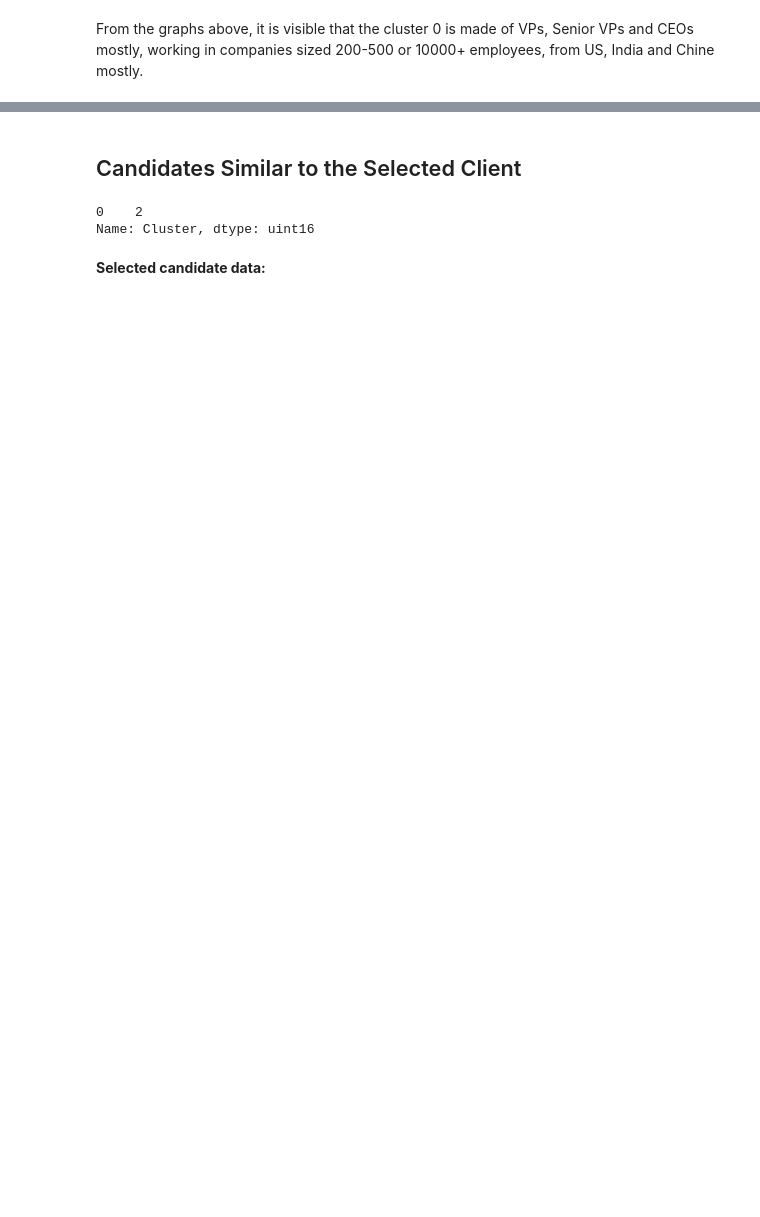
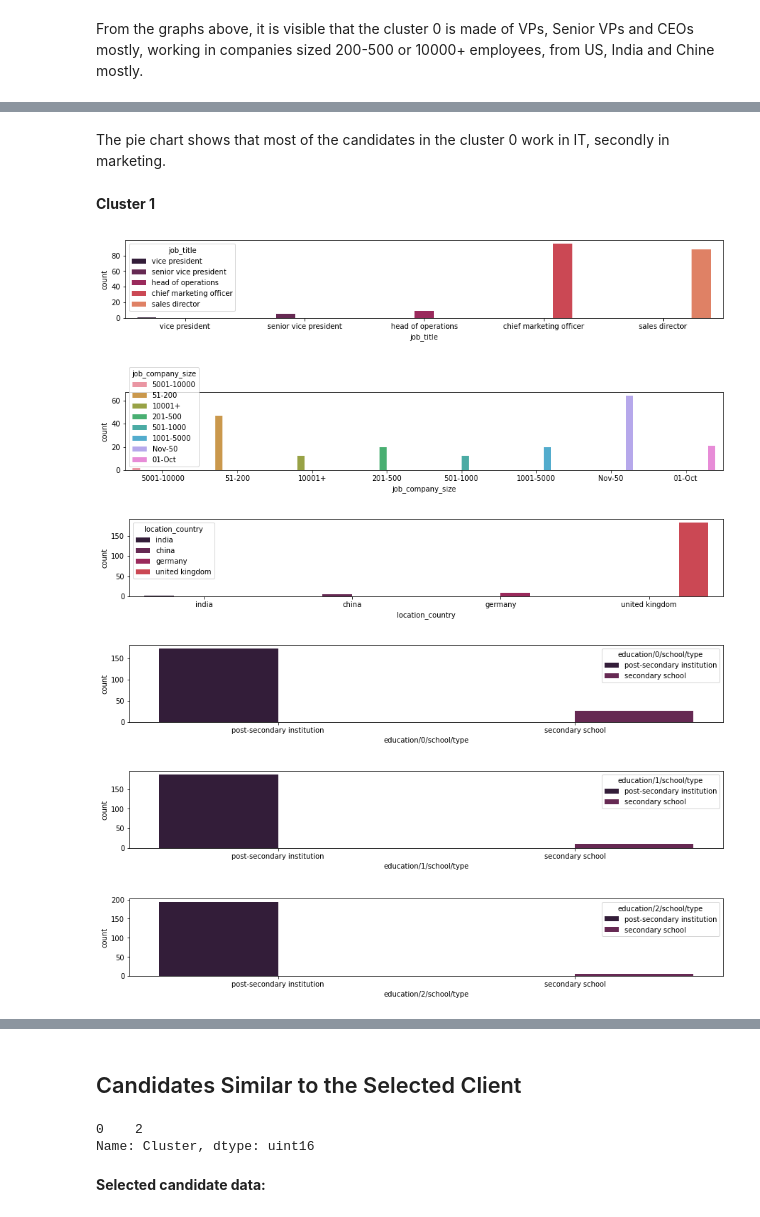
Before and after one commit to anastazijaverovic/Candidate_Recommendation_System_UK_company, a Jupyter notebook: candidate_recommendation.ipynb, the cells around one changed output, grey strips where cells are left out. Drawn from its saved outputs; the diff is of its cells as text; code cells hidden in the pictures; blank space fills up the shorter version.

```diff
--- a/candidate_recommendation.ipynb
+++ b/candidate_recommendation.ipynb
@@ -460,0 +469,14 @@ From the graphs above, it is visible that the cluster 0 is made of VPs, Senior V
+# %% [markdown]
+The pie chart shows that most of the candidates in the cluster 0 work in IT, secondly in marketing.
+# %% [markdown]
+**Cluster 1**
+# %%
+for column in columns_to_visualize:
+    plot(cluster_1, column)
+# %% [output]
+[figure, added]
+[figure, added]
+[figure, added]
+[figure, added]
+[figure, added]
+[figure, added]
```
Also changed, not shown: parts of 23 cells of this notebook.
